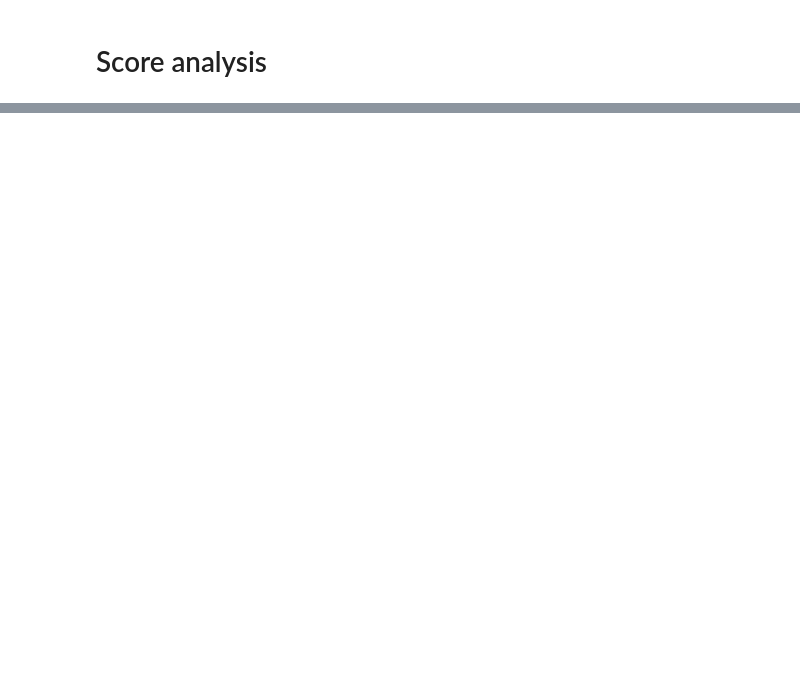
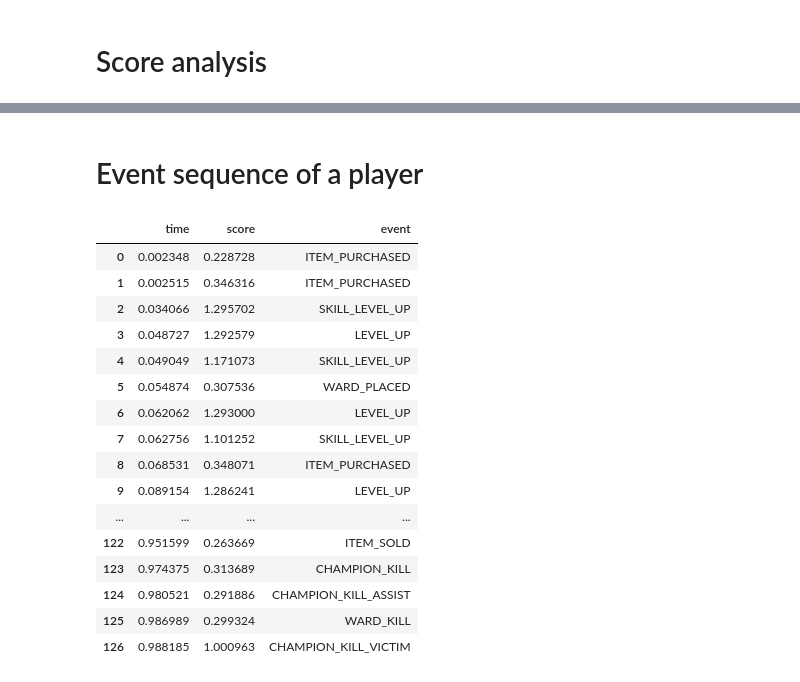
Before and after one commit to ThrypsisJ/Action2Score, a Jupyter notebook: experiment_challenger_analysis.ipynb, the cells around one changed output, grey strips where cells are left out. Cells and saved outputs as stored; diff of their text form; code cells hidden in the pictures; blank space fills up the shorter version.

```diff
--- a/experiment_challenger_analysis.ipynb
+++ b/experiment_challenger_analysis.ipynb
@@ -100,0 +238,48 @@ data
+# %% [markdown]
+# Event sequence of a player
+# %%
+import pandas as pd
+
+pd.set_option("display.max_rows", None, "display.max_columns", None)
+events = ['ITEM_PURCHASED', 'ITEM_SOLD',
+       'ITEM_DESTROYED', 'SKILL_LEVEL_UP', 'LEVEL_UP', 'WARD_PLACED',
+       'WARD_KILL', 'CHAMPION_KILL', 'CHAMPION_KILL_ASSIST',
+       'CHAMPION_KILL_VICTIM', 'BUILDING_KILL', 'BUILDING_KILL_ASSIST',
+       'ELITE_MONSTER_KILL', 'ELITE_MONSTER_KILL_ASSIST']
+
+match_id = 'NA1_4083949961'
+
+data = pd.read_csv('./processed_ftr/scores_challenger.csv')
+data = data[(data['match_id'] == match_id) & (data['player'] == 7)]
+data.sort_values(by='time', inplace=True, ignore_index=True)
+
+event_seq = []
+for i in range(data.shape[0]):
+    seq = {
+        'time': data.loc[i, 'time'],
+        'score': data.loc[i, 'score']
+    }
+    for event in events:
+        if data.loc[i, event] == 1: seq['event'] = event
+    event_seq.append(seq)
+
+event_seq = pd.DataFrame(event_seq)
+event_seq
+# %% [output]
+|  | time | score | event |
+| 0 | 0.002348 | 0.228728 | ITEM_PURCHASED |
+| 1 | 0.002515 | 0.346316 | ITEM_PURCHASED |
+| 2 | 0.034066 | 1.295702 | SKILL_LEVEL_UP |
+| 3 | 0.048727 | 1.292579 | LEVEL_UP |
+| 4 | 0.049049 | 1.171073 | SKILL_LEVEL_UP |
+| 5 | 0.054874 | 0.307536 | WARD_PLACED |
+| 6 | 0.062062 | 1.293000 | LEVEL_UP |
+| 7 | 0.062756 | 1.101252 | SKILL_LEVEL_UP |
+| 8 | 0.068531 | 0.348071 | ITEM_PURCHASED |
+| 9 | 0.089154 | 1.286241 | LEVEL_UP |
+| ... | ... | ... | ... |
+| 122 | 0.951599 | 0.263669 | ITEM_SOLD |
+| 123 | 0.974375 | 0.313689 | CHAMPION_KILL |
+| 124 | 0.980521 | 0.291886 | CHAMPION_KILL_ASSIST |
+| 125 | 0.986989 | 0.299324 | WARD_KILL |
+| 126 | 0.988185 | 1.000963 | CHAMPION_KILL_VICTIM |
```
Also changed, not shown: parts of 8 cells of this notebook, 18 other files.
